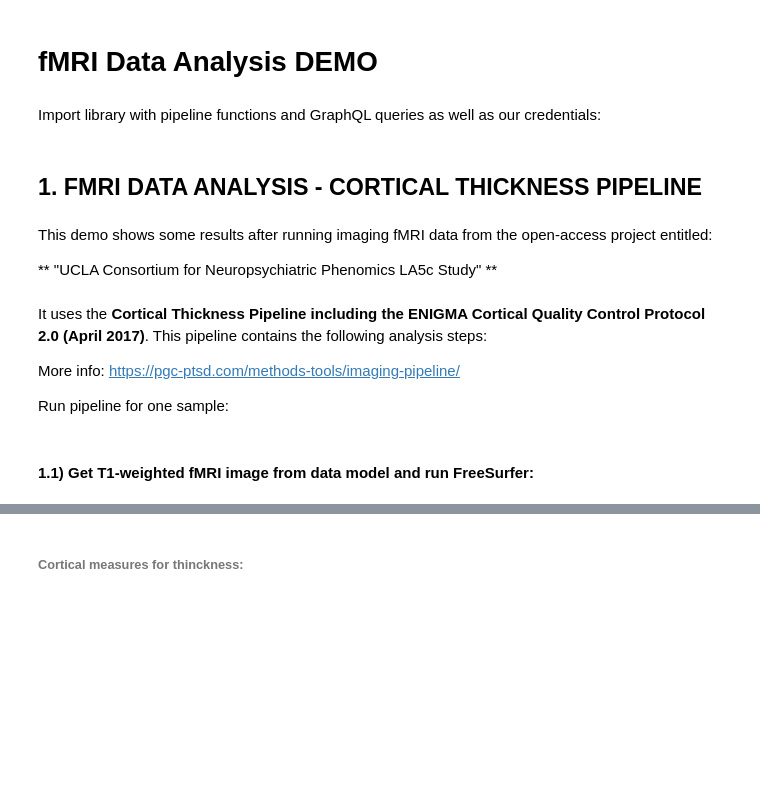
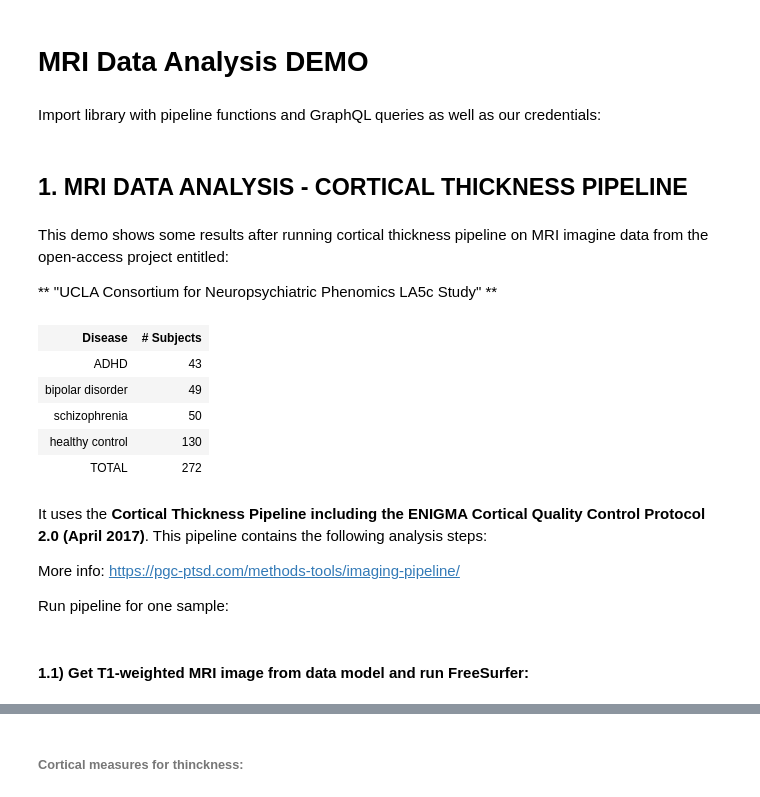
Before and after one commit to uc-cdis/bc-jupyterNotebook, a Jupyter notebook: BC_workspace_Jupyter/ENIGMA_Cortical_Thickness/ENIGMA_cortical_thickness_pipeline_demo_open_source_data_only.ipynb, the cells around one changed output, grey strips where cells are left out. Saved outputs shown, nothing was run; the diff lists cells and outputs as text; code cells hidden in the pictures; blank space fills up the shorter version.

```diff
--- a/BC_workspace_Jupyter/ENIGMA_Cortical_Thickness/ENIGMA_cortical_thickness_pipeline_demo_open_source_data_only.ipynb
+++ b/BC_workspace_Jupyter/ENIGMA_Cortical_Thickness/ENIGMA_cortical_thickness_pipeline_demo_open_source_data_only.ipynb
@@ -1,5 +1,5 @@
 # %% [markdown]
-# fMRI Data Analysis DEMO
+# MRI Data Analysis DEMO
 # %% [markdown]
 Import library with pipeline functions and GraphQL queries as well as our credentials:
 # %%
@@ -7,14 +7,21 @@ import bhc_analysis_functions_update as bhc
 bhc.add_keys('credentials.json')
 %matplotlib inline
 # %% [markdown]
-## 1. FMRI DATA ANALYSIS - CORTICAL THICKNESS PIPELINE
+## 1. MRI DATA ANALYSIS - CORTICAL THICKNESS PIPELINE
 # %% [markdown]
-This demo shows some results after running imaging fMRI data from the open-access project entitled:
+This demo shows some results after running cortical thickness pipeline on MRI imagine data from the open-access project entitled:
 
 ** "UCLA Consortium for Neuropsychiatric Phenomics LA5c Study" **
 # %%
-project = 'bhc-cnp-open-fmri'
+project = 'OpenNeuro-ds000030'
 bhc.get_disease_cohorts(project)
+# %% [output]
+| Disease | # Subjects |
+| ADHD | 43 |
+| bipolar disorder | 49 |
+| schizophrenia | 50 |
+| healthy control | 130 |
+| TOTAL | 272 |
 # %% [markdown]
 It uses the **Cortical Thickness Pipeline including the ENIGMA Cortical Quality Control Protocol 2.0 (April 2017)**. This pipeline contains the following analysis steps:
 
@@ -24,6 +31,6 @@ Run pipeline for one sample:
 # %%
 subject = 'sub-10159'
 # %% [markdown]
-#### 1.1) Get T1-weighted fMRI image from data model and run FreeSurfer:
+#### 1.1) Get T1-weighted MRI image from data model and run FreeSurfer:
 # %%
 bhc.run_freesurfer(project, subject, "T1-Weighted")
```
Also changed, not shown: parts of 11 cells of this notebook.
